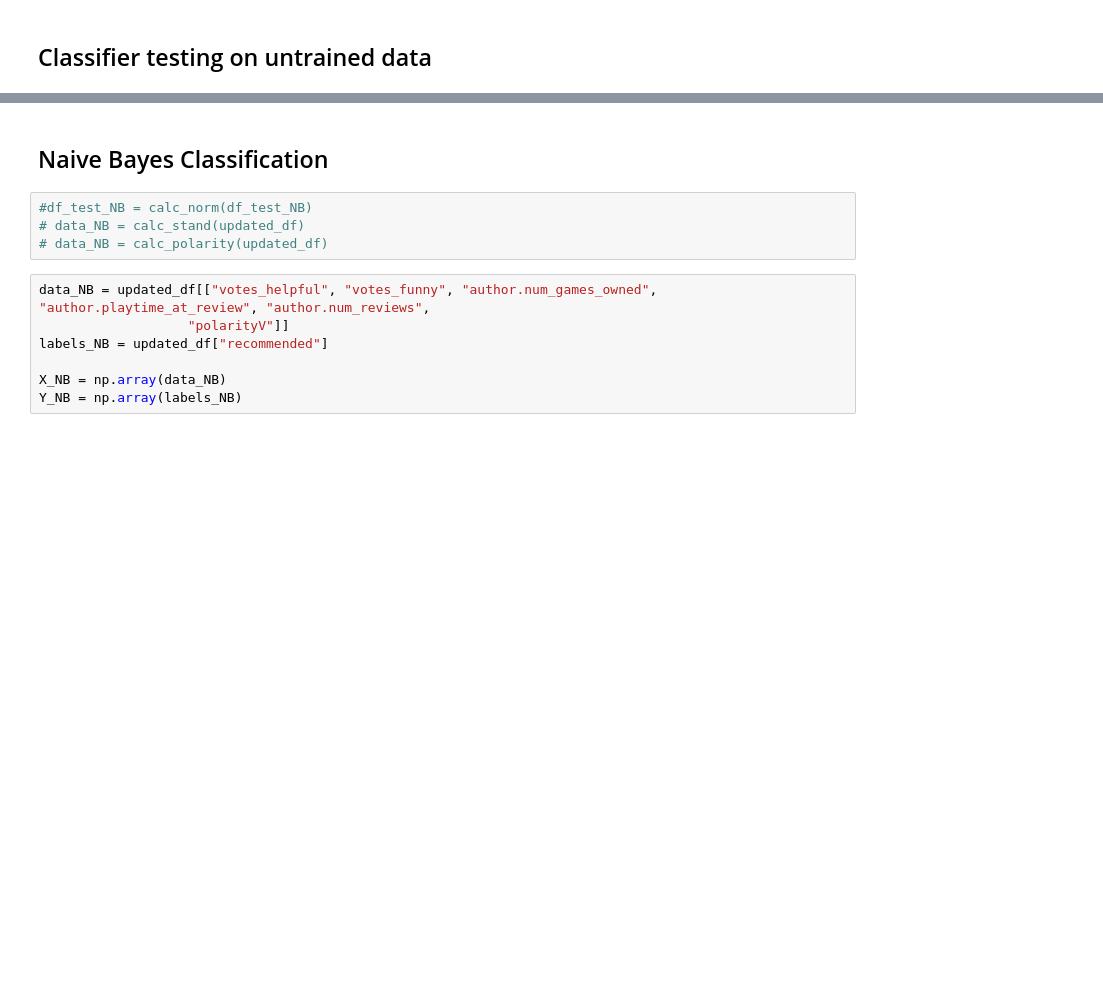
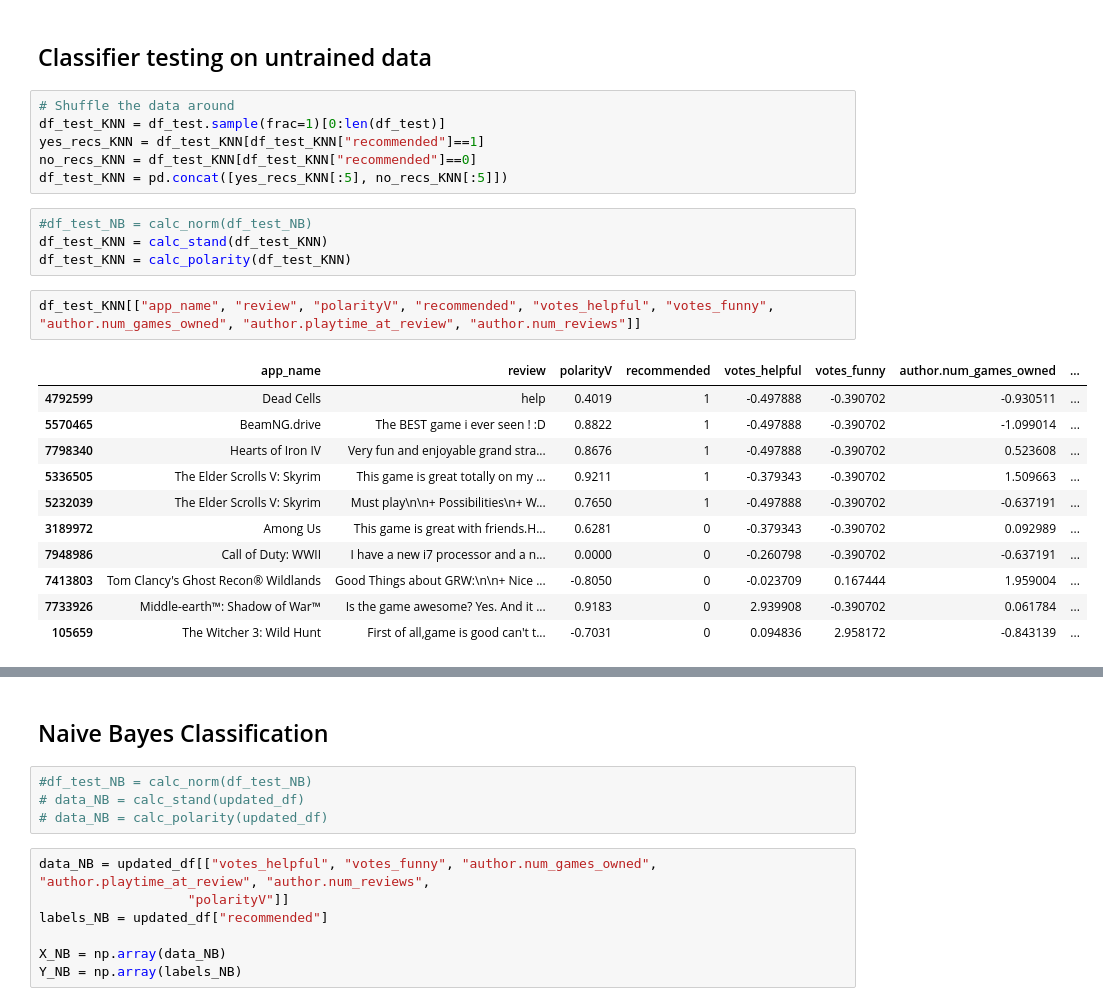
Before and after one commit to tarnjit458/Steam-Reviews-Sentiment-Analysis-Classifier, a Jupyter notebook: Steam_Sentiment_Classifier.ipynb, the cells around one changed output, grey strips where cells are left out. Saved outputs shown, nothing was run; the diff lists cells and outputs as text; blank space fills up the shorter version.

```diff
--- a/Steam_Sentiment_Classifier.ipynb
+++ b/Steam_Sentiment_Classifier.ipynb
@@ -313,2 +396,26 @@ updated_df = calc_polarity(updated_df)
 # %% [markdown]
 ## Classifier testing on untrained data
+# %%
+# Shuffle the data around
+df_test_KNN = df_test.sample(frac=1)[0:len(df_test)]
+yes_recs_KNN = df_test_KNN[df_test_KNN["recommended"]==1]
+no_recs_KNN = df_test_KNN[df_test_KNN["recommended"]==0]
+df_test_KNN = pd.concat([yes_recs_KNN[:5], no_recs_KNN[:5]])
+# %%
+#df_test_NB = calc_norm(df_test_NB)
+df_test_KNN = calc_stand(df_test_KNN)
+df_test_KNN = calc_polarity(df_test_KNN)
+# %%
+df_test_KNN[["app_name", "review", "polarityV", "recommended", "votes_helpful", "votes_funny", "author.num_games_owned", "author.playtime_at_review", "author.num_reviews"]]
+# %% [output]
+|  | app_name | review | polarityV | recommended | votes_helpful | votes_funny | author.num_games_owned | ... |
+| 4792599 | Dead Cells | help | 0.4019 | 1 | -0.497888 | -0.390702 | -0.930511 | ... |
+| 5570465 | BeamNG.drive | The BEST game i ever seen ! :D | 0.8822 | 1 | -0.497888 | -0.390702 | -1.099014 | ... |
+| 7798340 | Hearts of Iron IV | Very fun and enjoyable grand stra... | 0.8676 | 1 | -0.497888 | -0.390702 | 0.523608 | ... |
+| 5336505 | The Elder Scrolls V: Skyrim | This game is great totally on my ... | 0.9211 | 1 | -0.379343 | -0.390702 | 1.509663 | ... |
+| 5232039 | The Elder Scrolls V: Skyrim | Must play\n\n+ Possibilities\n+ W... | 0.7650 | 1 | -0.497888 | -0.390702 | -0.637191 | ... |
+| 3189972 | Among Us | This game is great with friends.H... | 0.6281 | 0 | -0.379343 | -0.390702 | 0.092989 | ... |
+| 7948986 | Call of Duty: WWII | I have a new i7 processor and a n... | 0.0000 | 0 | -0.260798 | -0.390702 | -0.637191 | ... |
+| 7413803 | Tom Clancy's Ghost Recon® Wildlands | Good Things about GRW:\n\n+ Nice ... | -0.8050 | 0 | -0.023709 | 0.167444 | 1.959004 | ... |
+| 7733926 | Middle-earth™: Shadow of War™ | Is the game awesome? Yes. And it ... | 0.9183 | 0 | 2.939908 | -0.390702 | 0.061784 | ... |
+| 105659 | The Witcher 3: Wild Hunt | First of all,game is good can't t... | -0.7031 | 0 | 0.094836 | 2.958172 | -0.843139 | ... |
```
Also changed, not shown: parts of 38 cells of this notebook.
